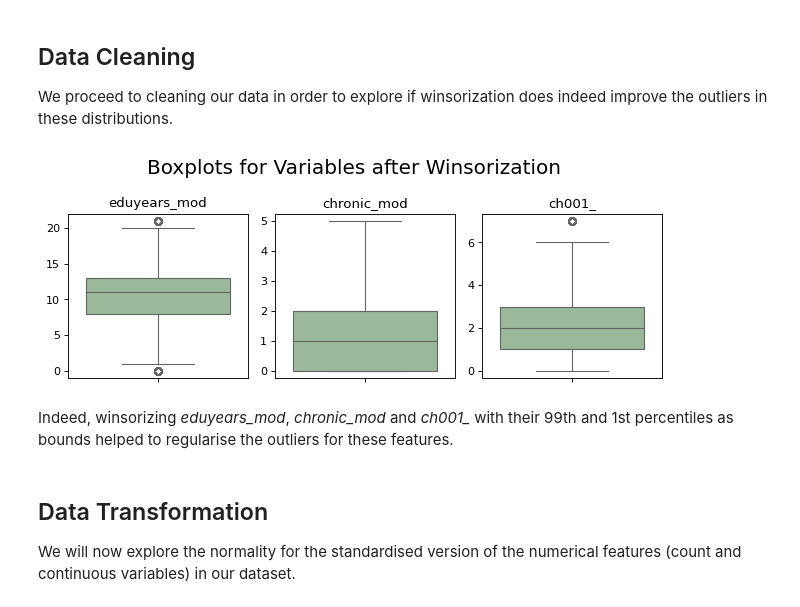
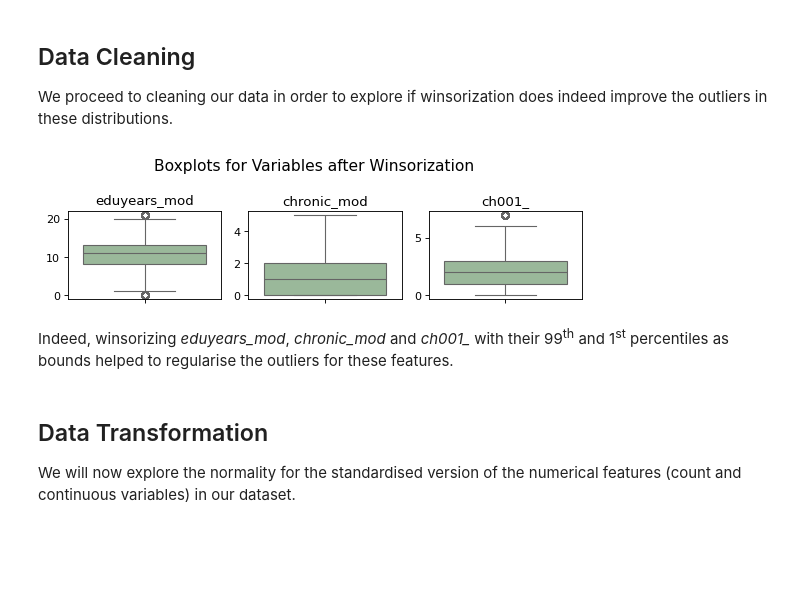
Before and after one commit to ananyajai/mlp_coursework_01, a Jupyter notebook: project1.ipynb, the cells around one changed output. Saved outputs shown, nothing was run; the diff lists cells and outputs as text; code cells hidden in the pictures; blank space fills up the shorter version.

```diff
--- a/project1.ipynb
+++ b/project1.ipynb
@@ -202,20 +167,16 @@ We also identify that some categorical variables in the database have been coded
 Finally, from this descriptive table we can see that some of our continuous variables start at zero, which may pose challenges if we need to perform Box-Cox transformations as part of our feature engineering<sup>5</sup>.
 # %%
 # df.info()   # no missing values
-
 # List of columns per type of variable
 id_vars = ['int_year','wave','mergeid']     # ID variables
-numerical_vars = ['age','bmi','eduyears_mod','casp','cogscore','ch001_']     # Non-categorical variables
+numerical_vars = ['age','bmi','eduyears_mod','casp','cogscore','ch001_']  # Non-categorical variables
 binary_vars = ['female','smoking','ever_smoked','sp008_']     # Binary variables
-cat_vars = np.setdiff1d(df.columns,id_vars + numerical_vars + binary_vars).tolist()     # Categorical variables (n>2)
-
-#len(cat_vars+binary_vars+numerical_vars+id_vars)==len(df.columns) # Checking no variables are missing
-
+cat_vars = np.setdiff1d(df.columns,id_vars + numerical_vars + binary_vars).tolist()  # Categorical variables (n>2)
 # Explore variable distributions through histograms
 non_id_vars = numerical_vars + binary_vars + cat_vars # Get vector of all variables to plot with histograms
 
 # Figure plot area and settings
-fig, ax = plt.subplots(figsize = (16, 12))
+fig, ax = plt.subplots(figsize = (16, 10))
 ax.set_frame_on(False)
 ax.set_xticks([])
 ax.set_yticks([])
@@ -227,7 +188,6 @@ for n, col in enumerate(non_id_vars):
     a.set(xlabel=None, ylabel=None)
     a.set_facecolor('white')
     plt.title(col)
-
 plt.tight_layout()
 plt.suptitle("Histograms of Non-ID Variables in easySHARE", fontsize=16, y=1.015)
 # %% [output]
@@ -242,13 +202,12 @@ To better understand the peculiarities of the variables in our dataset and which
 # %%
 # Generating Box-Plots for Non-ID Variables
-fig, axes = plt.subplots(figsize = (16, 12), ncols = 4, nrows=5, sharex = True)
+fig, axes = plt.subplots(figsize = (16, 10), ncols = 4, nrows=5, sharex = True)
 axes = axes.flatten()
 
 for i, ax in enumerate(axes):
     sns.boxplot(y = df[non_id_vars].values[:,i], ax = ax, color='#95bd95')
     ax.set_title(non_id_vars[i])
     ax.set_ylabel("")
-
 plt.suptitle("Boxplots for Non-ID Variables in easySHARE", fontsize=18)
 plt.tight_layout()
 # %% [output]
@@ -311,25 +265,21 @@ df_transformations['ch001_'] = np.where(df_transformations['ch001_'] >= upper_li
                         df_transformations['ch001_']))
 # %%
 # Generating boxplots after winsorization
+winsor_vars = ['eduyears_mod','chronic_mod','ch001_'] # Vector of variables that were winsorized
 
-# Vector of variables that were winsorized
-winsor_vars = ['eduyears_mod','chronic_mod','ch001_']
-
-fig, axes = plt.subplots(figsize = (8, 3), ncols = 3, nrows=1, sharex = True)
+fig, axes = plt.subplots(figsize = (7, 2), ncols = 3, nrows=1, sharex = True)
 axes = axes.flatten()
 winsor_vars_values = df_transformations[winsor_vars].values
-
 for i, ax in enumerate(axes):
     sns.boxplot(y = winsor_vars_values[:,i], ax = ax, color='#95bd95')
     ax.set_title(winsor_vars[i])
     ax.set_ylabel("")
-
-plt.suptitle("Boxplots for Variables after Winsorization", fontsize=18)
+plt.suptitle("Boxplots for Variables after Winsorization", fontsize=14)
 plt.tight_layout()
 # %% [output]
-[figure, old version]
+[figure, new version]
 # %% [markdown]
-Indeed, winsorizing *eduyears_mod*, *chronic_mod* and *ch001_* with their 99th and 1st percentiles as bounds helped to regularise the outliers for these features.
+Indeed, winsorizing *eduyears_mod*, *chronic_mod* and *ch001_* with their 99<sup>th</sup> and 1<sup>st</sup> percentiles as bounds helped to regularise the outliers for these features.
 # %% [markdown]
 ## Data Transformation
 
```
Also changed, not shown: parts of 40 cells of this notebook.
